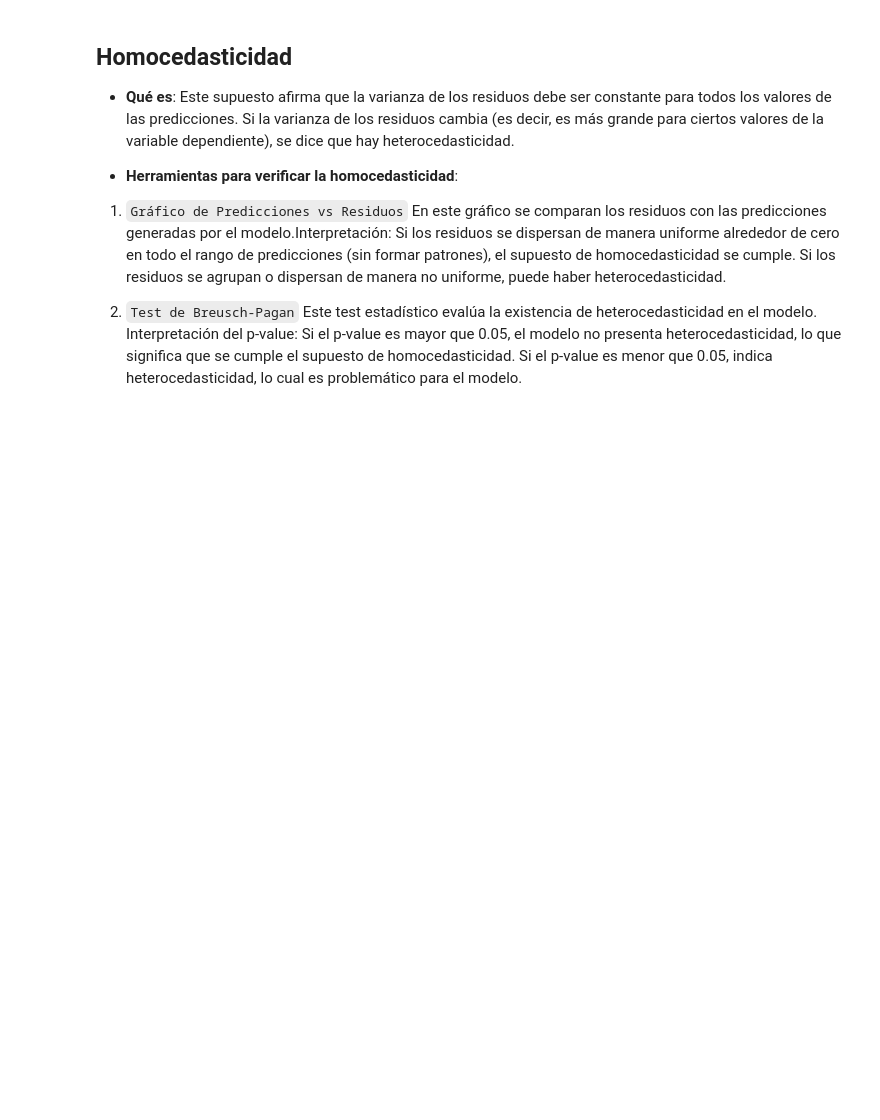
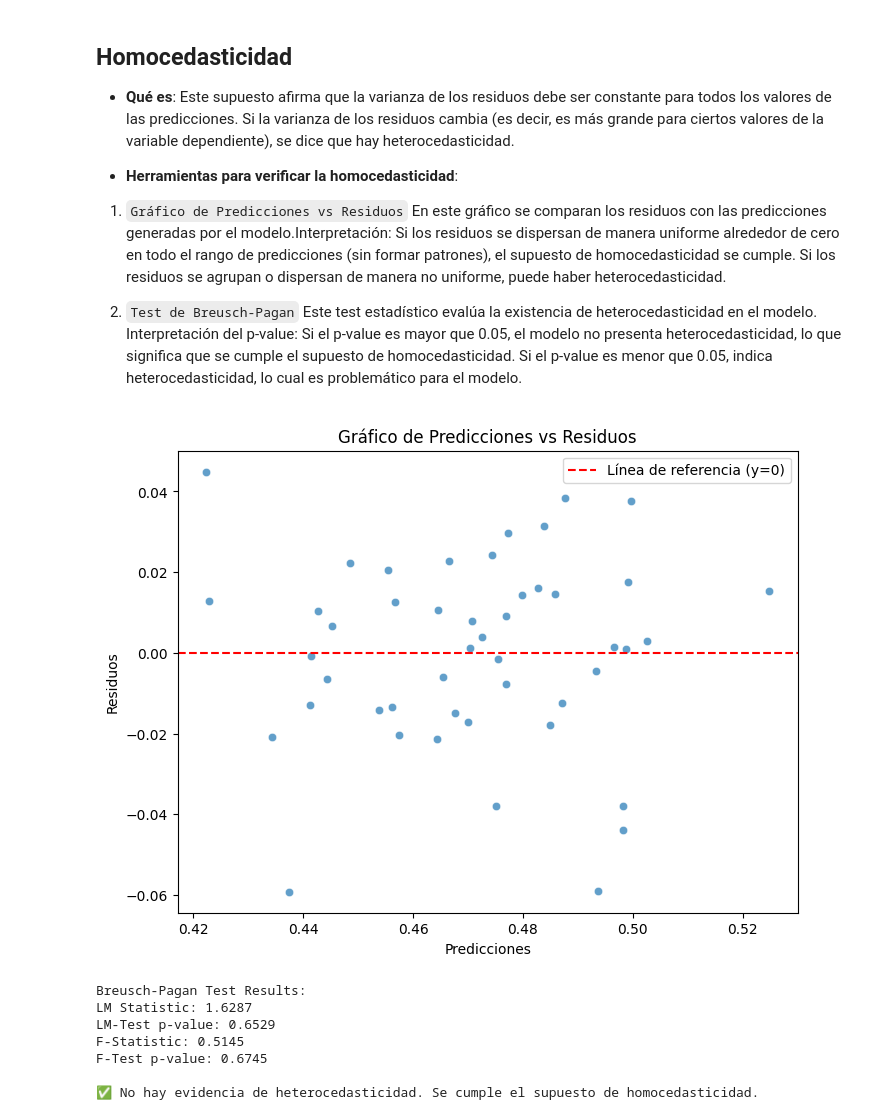
Before and after one commit to JabelResendiz/F1StatsLab, a Jupyter notebook: formula1/5analisis_supuestos.ipynb, the cells around one changed output. Drawn from its saved outputs; the diff is of its cells as text; code cells hidden in the pictures; blank space fills up the shorter version.

```diff
--- a/formula1/5analisis_supuestos.ipynb
+++ b/formula1/5analisis_supuestos.ipynb
@@ -284,6 +341,52 @@ Este test estadístico evalúa la existencia de heterocedasticidad en el modelo.
 Interpretación del p-value:
 Si el p-value es mayor que 0.05, el modelo no presenta heterocedasticidad, lo que significa que se cumple el supuesto de homocedasticidad.
 Si el p-value es menor que 0.05, indica heterocedasticidad, lo cual es problemático para el modelo.
+# %%
+import matplotlib.pyplot as plt
+import seaborn as sns
+from statsmodels.stats.api import het_breuschpagan
+
+# Calcular predicciones del modelo
+y_pred = model.predict(X)
+
+# Calcular los residuos
+residuals = model.resid
+
+# 📊 1. Gráfico de Predicciones vs Residuos
+plt.figure(figsize=(8,6))
+sns.scatterplot(x=y_pred, y=residuals, alpha=0.7)
+plt.axhline(y=0, color='r', linestyle='--', label="Línea de referencia (y=0)")
+plt.xlabel('Predicciones')
+plt.ylabel('Residuos')
+plt.title('Gráfico de Predicciones vs Residuos')
+plt.legend()
+plt.show()
+
+# 📊 2. Test de Breusch-Pagan
+bp_test = het_breuschpagan(residuals, X)
+
+# Resultados
+labels = ['LM Statistic', 'LM-Test p-value', 'F-Statistic', 'F-Test p-value']
+results = dict(zip(labels, bp_test))
+
+print("\nBreusch-Pagan Test Results:")
+for key, value in results.items():
+    print(f"{key}: {value:.4f}")
+
+# Interpretación del p-value
+if results['LM-Test p-value'] > 0.05:
+    print("\n✅ No hay evidencia de heterocedasticidad. Se cumple el supuesto de homocedasticidad.")
+else:
+    print("\n❌ Hay heterocedasticidad en el modelo. Puede ser necesario aplicar correcciones.")
+# %% [output]
+[figure, added]
+Breusch-Pagan Test Results:
+LM Statistic: 1.6287
+LM-Test p-value: 0.6529
+F-Statistic: 0.5145
+F-Test p-value: 0.6745
+
+✅ No hay evidencia de heterocedasticidad. Se cumple el supuesto de homocedasticidad.
 # %% [markdown]
 ## No Multiconealidad
 
```
Also changed, not shown: parts of 11 cells of this notebook, 1 other file.
